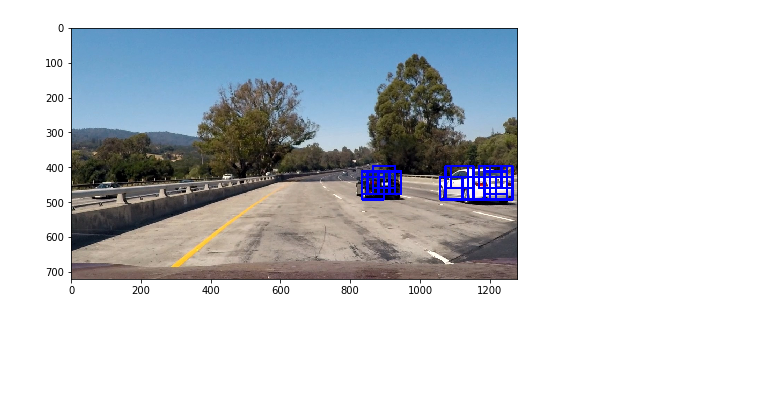
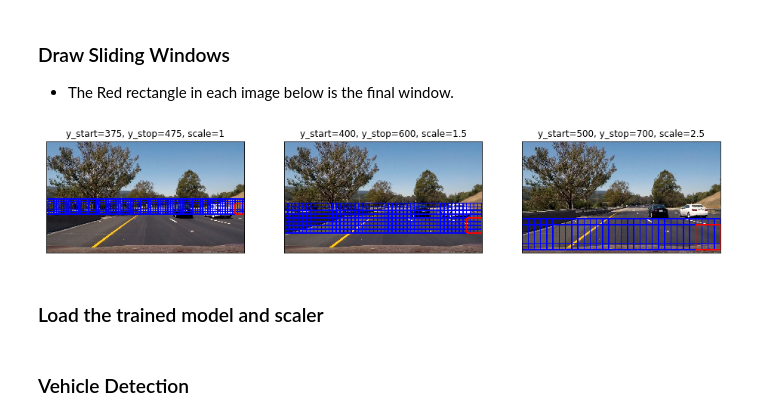
Before and after one commit to Fujiki-Nakamura/CarND, a Jupyter notebook: P5-Vehicle-Detection/vehicle_detection.ipynb, the cells around one changed output. Drawn from its saved outputs; the diff is of its cells as text; code cells hidden in the pictures; blank space fills up the shorter version.

```diff
--- a/P5-Vehicle-Detection/vehicle_detection.ipynb
+++ b/P5-Vehicle-Detection/vehicle_detection.ipynb
@@ -19,3 +20,27 @@ plt.show()
+# %% [markdown]
+### Draw Sliding Windows
+- The Red rectangle in each image below is the final window.
+# %%
+from utils.draw_functions import draw_sliding_windows
+
+ystart_ystop_scale_list = [
+    (375, 475, 1),
+    (400, 600, 1.5),
+    (500, 700, 2.5)
+]
+
+plt.figure(figsize=(16, 18))
+for n_subplot, (y_start, y_stop, scale) in enumerate(ystart_ystop_scale_list, start=1):
+    plt.subplot(1, 3, n_subplot)
+    plt.imshow(draw_sliding_windows(test_img, y_start, y_stop, scale))
+    plt.title('y_start={}, y_stop={}, scale={}'.format(str(y_start), str(y_stop), str(scale)))
+    plt.xticks([])
+    plt.yticks([])
+plt.show()
+# %% [output]
+[figure, added]
+# %% [markdown]
+### Load the trained model and scaler
 # %%
 from sklearn.externals import joblib
 
@@ -32,7 +49,2 @@ img_drawn = vehicle_detection.draw_boxes(test_img_rgb, bbox_list)
-# %%
-fig, ax = plt.subplots(nrows=1, ncols=1, figsize=(8, 6))
-ax.imshow(img_drawn)
-plt.savefig(os.path.join('output_images', 'window_search.jpg'))
-plt.show()
-# %% [output]
-[figure, removed]
+# %% [markdown]
+### Vehicle Detection
```
Also changed, not shown: parts of 28 cells of this notebook, 40 other files.
